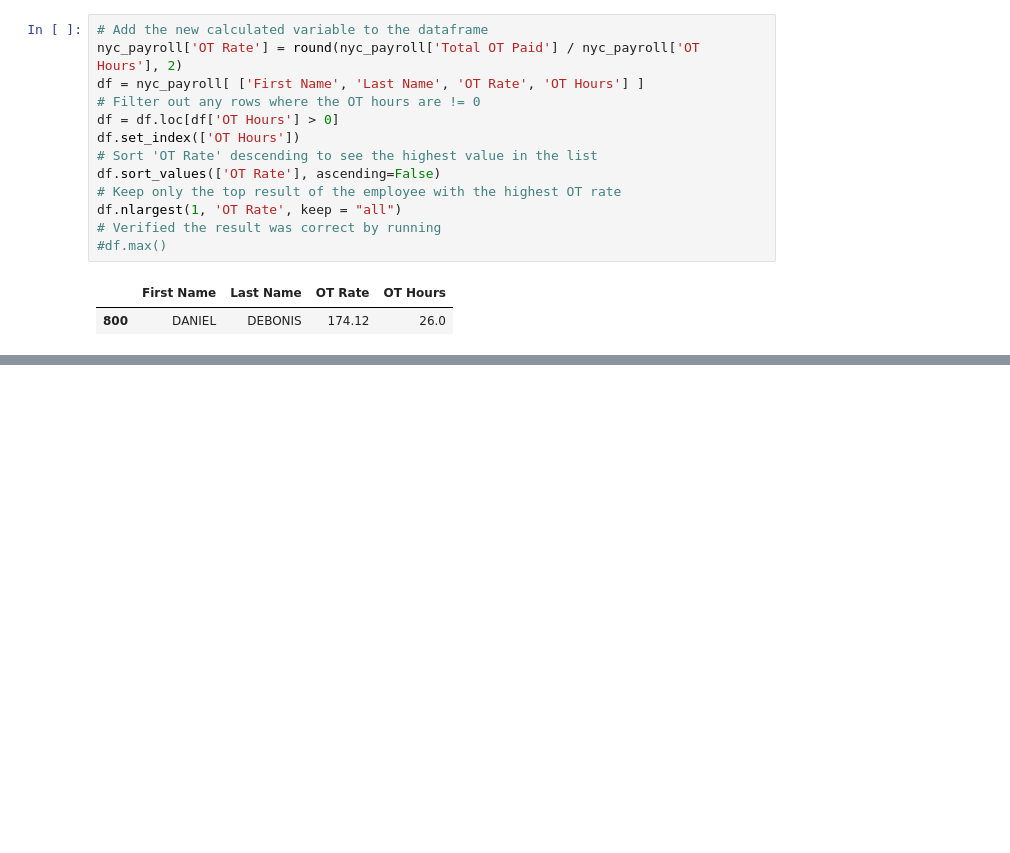
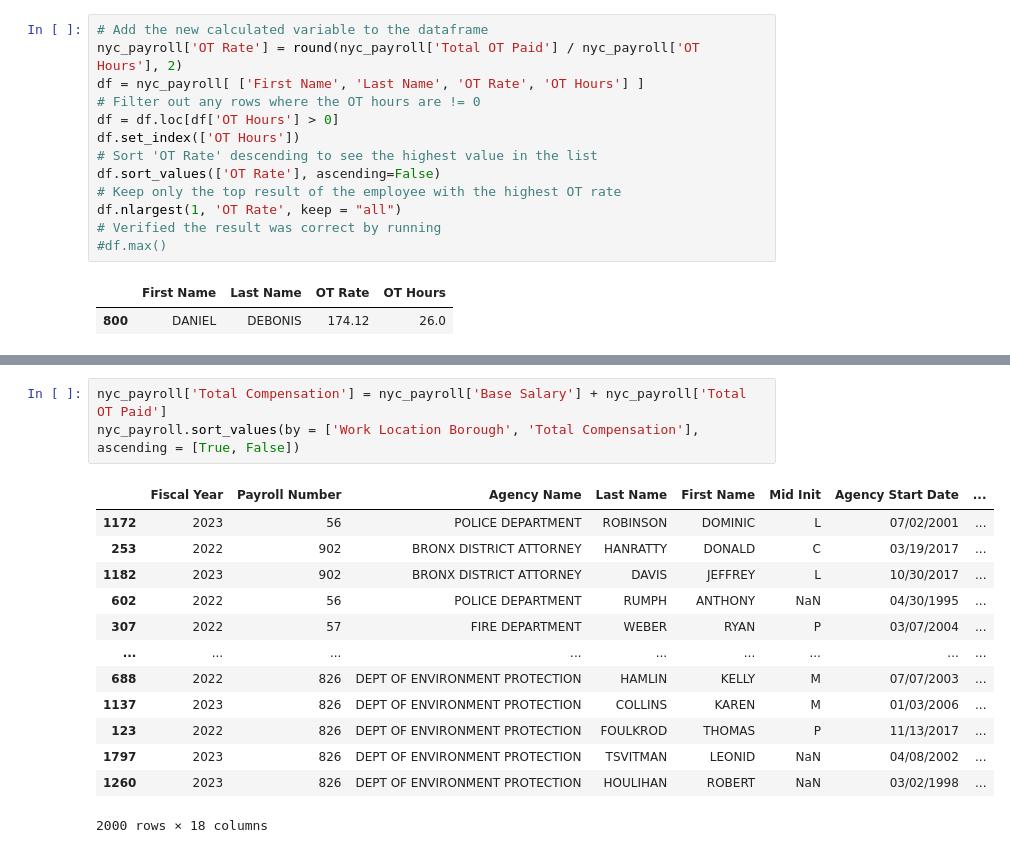
Before and after one commit to brianstoner/Data-Prep-and-Mgmt, a Jupyter notebook: danl_m1_hw3_Stoner_Brian.ipynb, the cells around one changed output, grey strips where cells are left out. Cells and saved outputs as stored; diff of their text form; blank space fills up the shorter version.

```diff
--- a/danl_m1_hw3_Stoner_Brian.ipynb
+++ b/danl_m1_hw3_Stoner_Brian.ipynb
@@ -139,0 +161,17 @@ df.nlargest(1, 'OT Rate', keep = "all")
+# %%
+nyc_payroll['Total Compensation'] = nyc_payroll['Base Salary'] + nyc_payroll['Total OT Paid']
+nyc_payroll.sort_values(by = ['Work Location Borough', 'Total Compensation'], ascending = [True, False])
+# %% [output]
+|  | Fiscal Year | Payroll Number | Agency Name | Last Name | First Name | Mid Init | Agency Start Date | ... |
+| 1172 | 2023 | 56 | POLICE DEPARTMENT | ROBINSON | DOMINIC | L | 07/02/2001 | ... |
+| 253 | 2022 | 902 | BRONX DISTRICT ATTORNEY | HANRATTY | DONALD | C | 03/19/2017 | ... |
+| 1182 | 2023 | 902 | BRONX DISTRICT ATTORNEY | DAVIS | JEFFREY | L | 10/30/2017 | ... |
+| 602 | 2022 | 56 | POLICE DEPARTMENT | RUMPH | ANTHONY | NaN | 04/30/1995 | ... |
+| 307 | 2022 | 57 | FIRE DEPARTMENT | WEBER | RYAN | P | 03/07/2004 | ... |
+| ... | ... | ... | ... | ... | ... | ... | ... | ... |
+| 688 | 2022 | 826 | DEPT OF ENVIRONMENT PROTECTION | HAMLIN | KELLY | M | 07/07/2003 | ... |
+| 1137 | 2023 | 826 | DEPT OF ENVIRONMENT PROTECTION | COLLINS | KAREN | M | 01/03/2006 | ... |
+| 123 | 2022 | 826 | DEPT OF ENVIRONMENT PROTECTION | FOULKROD | THOMAS | P | 11/13/2017 | ... |
+| 1797 | 2023 | 826 | DEPT OF ENVIRONMENT PROTECTION | TSVITMAN | LEONID | NaN | 04/08/2002 | ... |
+| 1260 | 2023 | 826 | DEPT OF ENVIRONMENT PROTECTION | HOULIHAN | ROBERT | NaN | 03/02/1998 | ... |
+2000 rows × 18 columns
```
Also changed, not shown: parts of 2 cells of this notebook.
